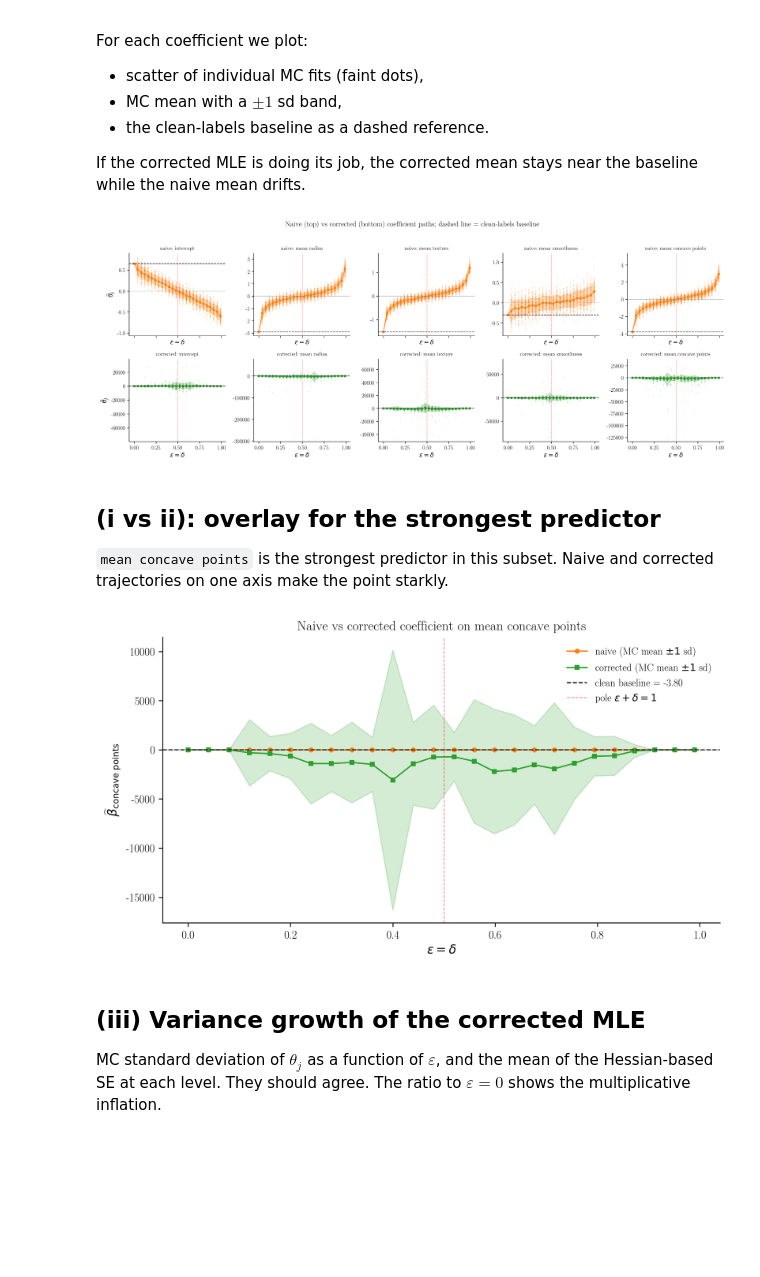
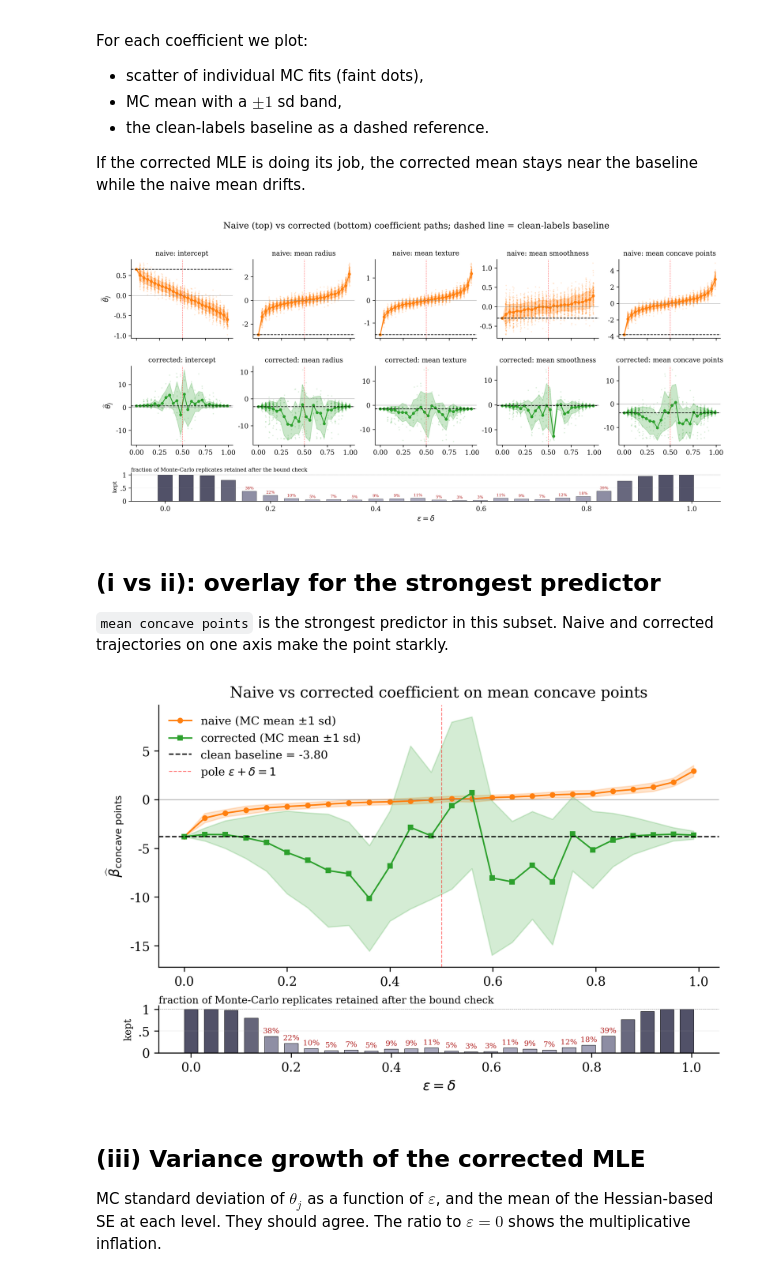
Before and after one commit to Bror1n/STK-MAT2011, a Jupyter notebook: task_c_breast_cancer.ipynb, the cells around one changed output. Saved outputs shown, nothing was run; the diff lists cells and outputs as text; code cells hidden in the pictures; blank space fills up the shorter version.

```diff
--- a/task_c_breast_cancer.ipynb
+++ b/task_c_breast_cancer.ipynb
@@ -215,6 +281,9 @@ for k, eps in enumerate(EPS_GRID):
         naive_path[k, b] = ab_n
         start = ab_n.copy() if eps < 0.5 else -ab_n.copy()
         res_c = fit_corrected(X_tr_z, y_noisy, eps, eps, start=start)
+        # Drop replicates whose fit hits the bound as non-identified.
+        if np.max(np.abs(res_c.x)) >= 15.0 - 0.1:
+            continue
         corr_path[k, b] = res_c.x
         se_c, _ = se_from_hessian(res_c.x, X_tr_z, y_noisy, eps, eps)
         corr_se[k, b] = se_c
@@ -236,31 +305,34 @@ If the corrected MLE is doing its job, the corrected mean stays near the baselin
 # %%
 def coef_panel(ax, grid, samples, baseline, name, color):
     m = np.nanmean(samples, axis=1)
     s = np.nanstd(samples, axis=1, ddof=1)
     jitter = (np.random.default_rng(1).standard_normal(samples.shape) * 0.003)
     xx = grid[:, None] + jitter
     ax.plot(xx.ravel(), samples.ravel(), '.', ms=2, alpha=0.12, color=color)
     ax.fill_between(grid, m - s, m + s, alpha=0.25, color=color)
     ax.plot(grid, m, 'o-', color=color, ms=3.5, lw=1.3)
     ax.axhline(baseline, color='k', ls='--', lw=1)
     ax.axhline(0, color='grey', lw=0.4)
     ax.axvline(0.5, color='r', ls='--', lw=0.7, alpha=0.5)
     ax.set_title(name, fontsize=10)
-    ax.set_xlabel(r'$\varepsilon = \delta$')
+    ax.set_xlabel('')
 
-fig, axes = plt.subplots(2, p + 1, figsize=(3.2 * (p + 1), 6), sharex=True)
+fig, main_axes, strip_ax = _fig_with_strip(n_rows_main=2, n_cols=p + 1,
+                                           figsize=(3.2 * (p + 1), 6.6))
 
 for j, name in enumerate(param_names):
-    coef_panel(axes[0, j], EPS_GRID, naive_path[:, :, j], ab_clean[j], f'naive: {name}', 'tab:orange')
-    coef_panel(axes[1, j], EPS_GRID, corr_path[:, :, j],  ab_clean[j], f'corrected: {name}', 'tab:green')
+    coef_panel(main_axes[0, j], EPS_GRID, naive_path[:, :, j], ab_clean[j], f'naive: {name}', 'tab:orange')
+    coef_panel(main_axes[1, j], EPS_GRID, corr_path[:, :, j],  ab_clean[j], f'corrected: {name}', 'tab:green')
 
-axes[0, 0].set_ylabel(r'$\widehat\theta_j$')
-axes[1, 0].set_ylabel(r'$\widehat\theta_j$')
-fig.suptitle('Naive (top) vs corrected (bottom) coefficient paths; dashed line = clean-labels baseline', y=1.02)
+main_axes[0, 0].set_ylabel(r'$\widehat\theta_j$')
+main_axes[1, 0].set_ylabel(r'$\widehat\theta_j$')
+fig.suptitle('Naive (top) vs corrected (bottom) coefficient paths; dashed line = clean-labels baseline', y=1.00)
+
+_draw_keep_strip(strip_ax, EPS_GRID, _keep_fraction(corr_path))
 plt.tight_layout()
 plt.show()
 # %% [output]
-[figure, old version]
+[figure, new version]
 # %% [markdown]
 ## (i vs ii): overlay for the strongest predictor
 
@@ -268,7 +340,8 @@ plt.show()
 # %%
 j_star = param_names.index('mean concave points')
 
-fig, ax = plt.subplots(figsize=(8, 4.5))
+fig, main_axes, strip_ax = _fig_with_strip(n_rows_main=1, n_cols=1, figsize=(8, 5.0))
+ax = main_axes[0, 0]
 
 mn, sn = np.nanmean(naive_path[:, :, j_star], axis=1), np.nanstd(naive_path[:, :, j_star], axis=1, ddof=1)
 mc, sc = np.nanmean(corr_path[:,  :, j_star], axis=1), np.nanstd(corr_path[:,  :, j_star], axis=1, ddof=1)
@@ -282,14 +355,16 @@ ax.plot(EPS_GRID, mc, 's-', color='tab:green', ms=3.5, label=r'corrected (MC mea
 ax.axhline(ab_clean[j_star], color='k', ls='--', lw=1, label=fr'clean baseline = {ab_clean[j_star]:.2f}')
 ax.axhline(0, color='grey', lw=0.4)
 ax.axvline(0.5, color='r', ls='--', lw=0.7, alpha=0.5, label=r'pole $\varepsilon + \delta = 1$')
-ax.set_xlabel(r'$\varepsilon = \delta$')
+ax.set_xlabel('')
 ax.set_ylabel(r'$\widehat\beta_{\text{concave points}}$')
 ax.set_title(r'Naive vs corrected coefficient on mean concave points')
 ax.legend(fontsize=9, loc='best')
+
+_draw_keep_strip(strip_ax, EPS_GRID, _keep_fraction(corr_path))
 plt.tight_layout()
 plt.show()
 # %% [output]
-[figure, old version]
+[figure, new version]
 # %% [markdown]
 ## (iii) Variance growth of the corrected MLE
 
```
Also changed, not shown: parts of 8 cells of this notebook, 6 other files.
